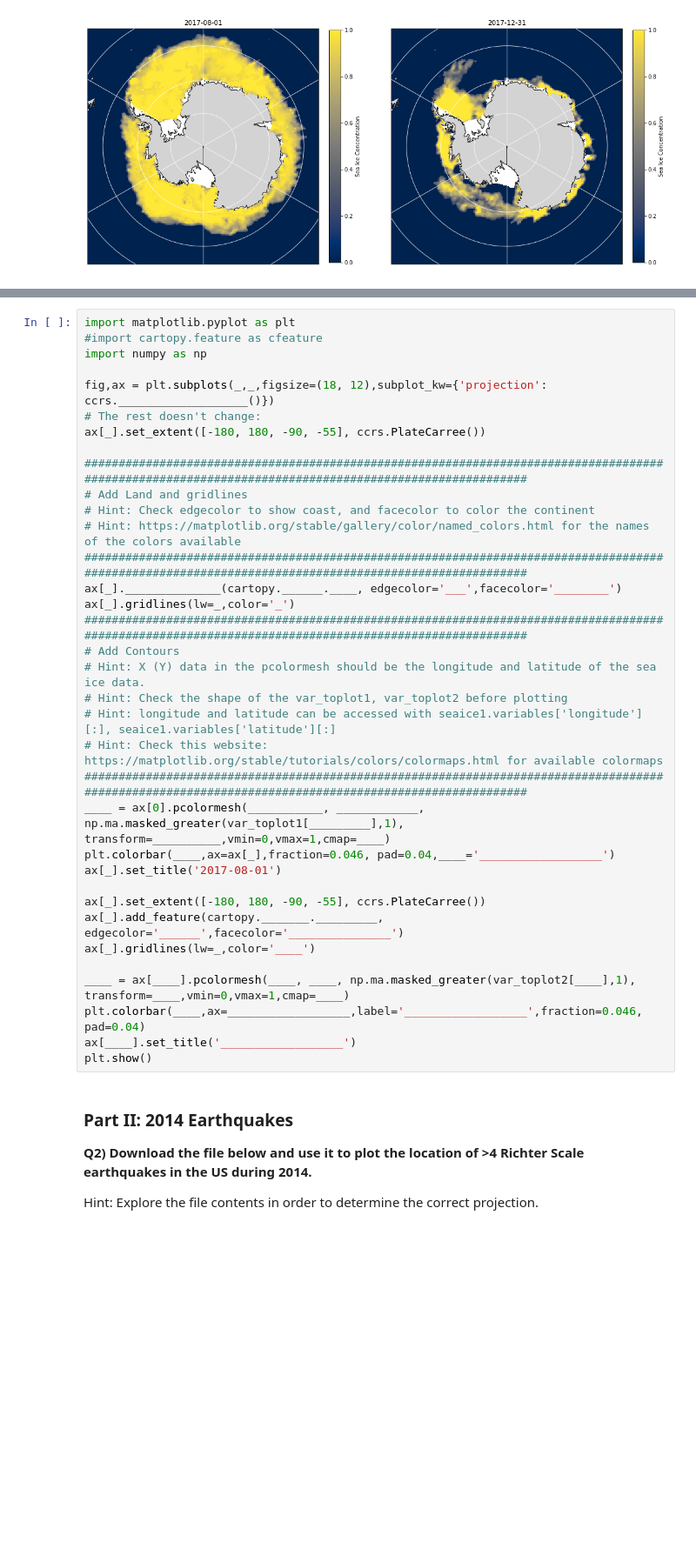
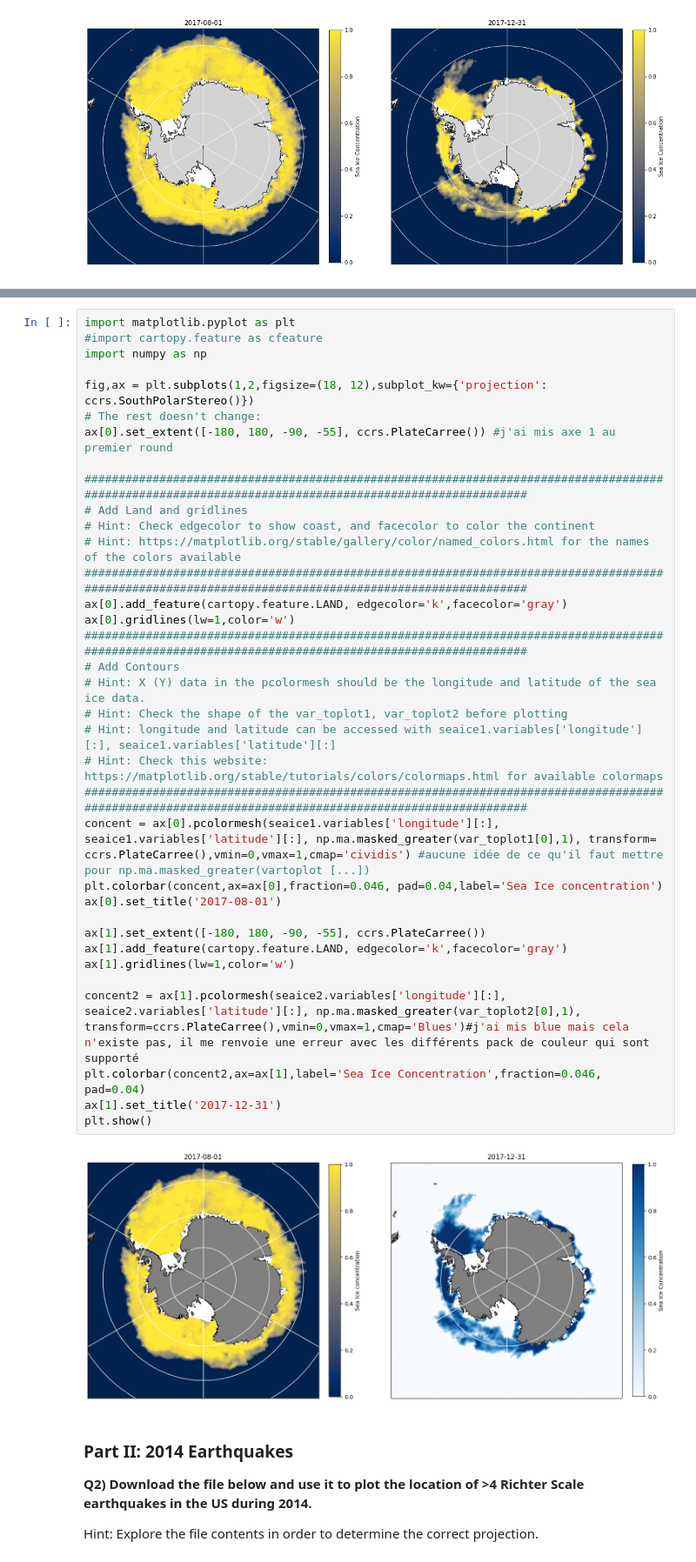
Before and after one commit to quentin02noel/2025_Intro_Python, a Jupyter notebook: notebook/W2_S2.ipynb, the cells around one changed output, grey strips where cells are left out. Shown at 87% size. Saved outputs shown, nothing was run; the diff lists cells and outputs as text; blank space fills up the shorter version.

```diff
--- a/notebook/W2_S2.ipynb
+++ b/notebook/W2_S2.ipynb
@@ -181,38 +221,40 @@ var_toplot1,var_toplot2 = seaice1.variables['seaice_conc_cdr'][:],seaice2.variab
 # %%
 import matplotlib.pyplot as plt
 #import cartopy.feature as cfeature
 import numpy as np
 
-fig,ax = plt.subplots(_,_,figsize=(18, 12),subplot_kw={'projection': ccrs.___________________()})
+fig,ax = plt.subplots(1,2,figsize=(18, 12),subplot_kw={'projection': ccrs.SouthPolarStereo()})
 # The rest doesn't change:
-ax[_].set_extent([-180, 180, -90, -55], ccrs.PlateCarree())
+ax[0].set_extent([-180, 180, -90, -55], ccrs.PlateCarree()) #j'ai mis axe 1 au premier round
 
 ######################################################################################################################################################
 # Add Land and gridlines
 # Hint: Check edgecolor to show coast, and facecolor to color the continent
 # Hint: https://matplotlib.org/stable/gallery/color/named_colors.html for the names of the colors available
 ######################################################################################################################################################
-ax[_].______________(cartopy.______.____, edgecolor='___',facecolor='________')
-ax[_].gridlines(lw=_,color='_')
+ax[0].add_feature(cartopy.feature.LAND, edgecolor='k',facecolor='gray')
+ax[0].gridlines(lw=1,color='w')
 ######################################################################################################################################################
 # Add Contours
 # Hint: X (Y) data in the pcolormesh should be the longitude and latitude of the sea ice data.
 # Hint: Check the shape of the var_toplot1, var_toplot2 before plotting
 # Hint: longitude and latitude can be accessed with seaice1.variables['longitude'][:], seaice1.variables['latitude'][:]
 # Hint: Check this website: https://matplotlib.org/stable/tutorials/colors/colormaps.html for available colormaps
 ######################################################################################################################################################
-____ = ax[0].pcolormesh(___________, ____________, np.ma.masked_greater(var_toplot1[_________],1), transform=__________,vmin=0,vmax=1,cmap=____)
-plt.colorbar(____,ax=ax[_],fraction=0.046, pad=0.04,____='__________________')
-ax[_].set_title('2017-08-01')
+concent = ax[0].pcolormesh(seaice1.variables['longitude'][:], seaice1.variables['latitude'][:], np.ma.masked_greater(var_toplot1[0],1), transform= ccrs.PlateCarree(),vmin=0,vmax=1,cmap='cividis') #aucune idée de ce qu'il faut mettre pour np.ma.masked_greater(vartoplot [...])
+plt.colorbar(concent,ax=ax[0],fraction=0.046, pad=0.04,label='Sea Ice concentration')
+ax[0].set_title('2017-08-01')
 
-ax[_].set_extent([-180, 180, -90, -55], ccrs.PlateCarree())
-ax[_].add_feature(cartopy._______._________, edgecolor='______',facecolor='_______________')
-ax[_].gridlines(lw=_,color='____')
+ax[1].set_extent([-180, 180, -90, -55], ccrs.PlateCarree())
+ax[1].add_feature(cartopy.feature.LAND, edgecolor='k',facecolor='gray')
+ax[1].gridlines(lw=1,color='w')
 
-____ = ax[____].pcolormesh(____, ____, np.ma.masked_greater(var_toplot2[____],1), transform=____,vmin=0,vmax=1,cmap=____)
-plt.colorbar(____,ax=__________________,label='__________________',fraction=0.046, pad=0.04)
-ax[____].set_title('__________________')
+concent2 = ax[1].pcolormesh(seaice2.variables['longitude'][:], seaice2.variables['latitude'][:], np.ma.masked_greater(var_toplot2[0],1), transform=ccrs.PlateCarree(),vmin=0,vmax=1,cmap='Blues')#j'ai mis blue mais cela n'existe pas, il me renvoie une erreur avec les différents pack de couleur qui sont supporté
+plt.colorbar(concent2,ax=ax[1],label='Sea Ice Concentration',fraction=0.046, pad=0.04)
+ax[1].set_title('2017-12-31')
 plt.show()
+# %% [output]
+[figure, added]
 # %% [markdown]
 ### Part II: 2014 Earthquakes
 **Q2) Download the file below and use it to plot the location of >4 Richter Scale earthquakes in the US during 2014.**
```
Also changed, not shown: parts of 8 cells of this notebook.
